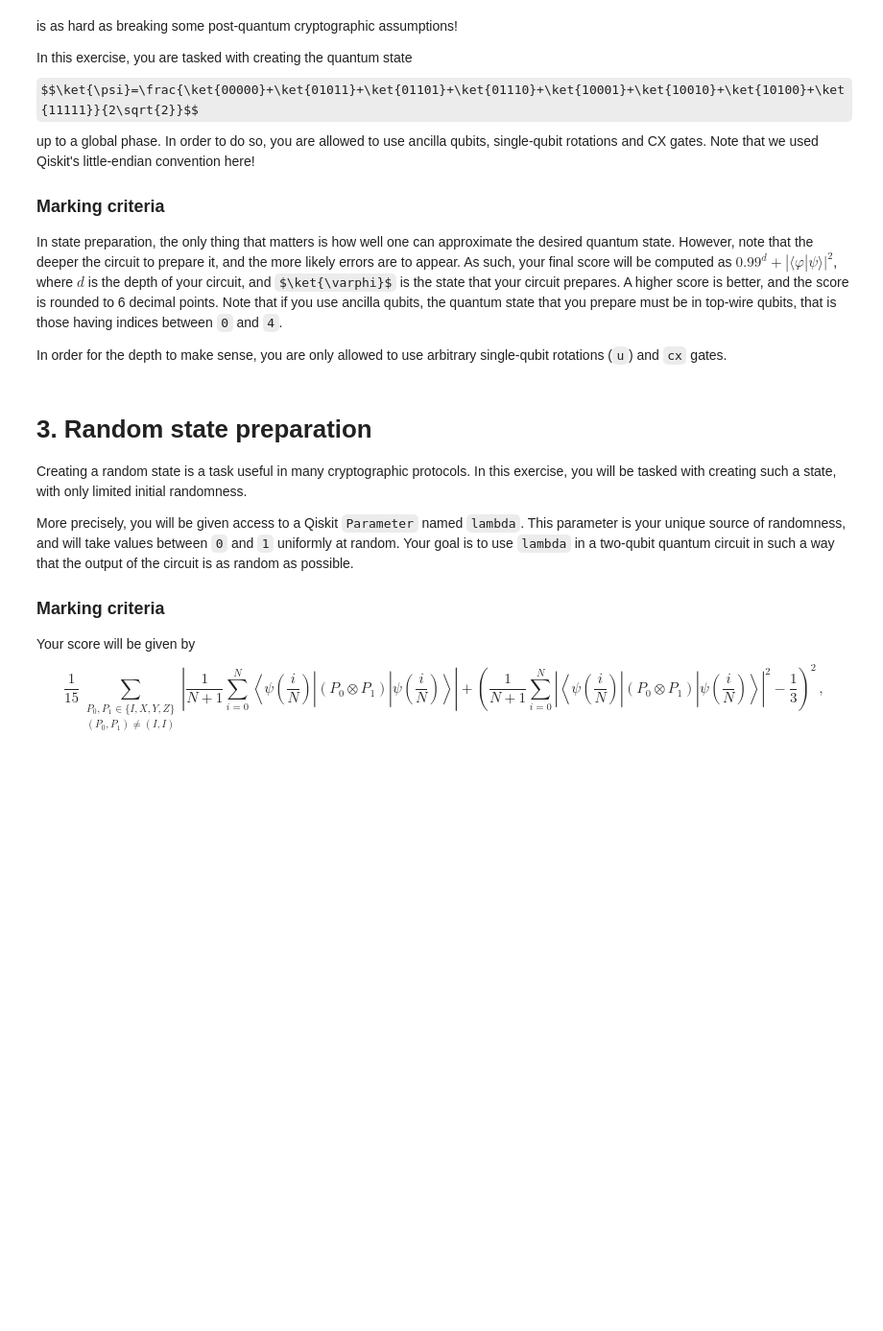
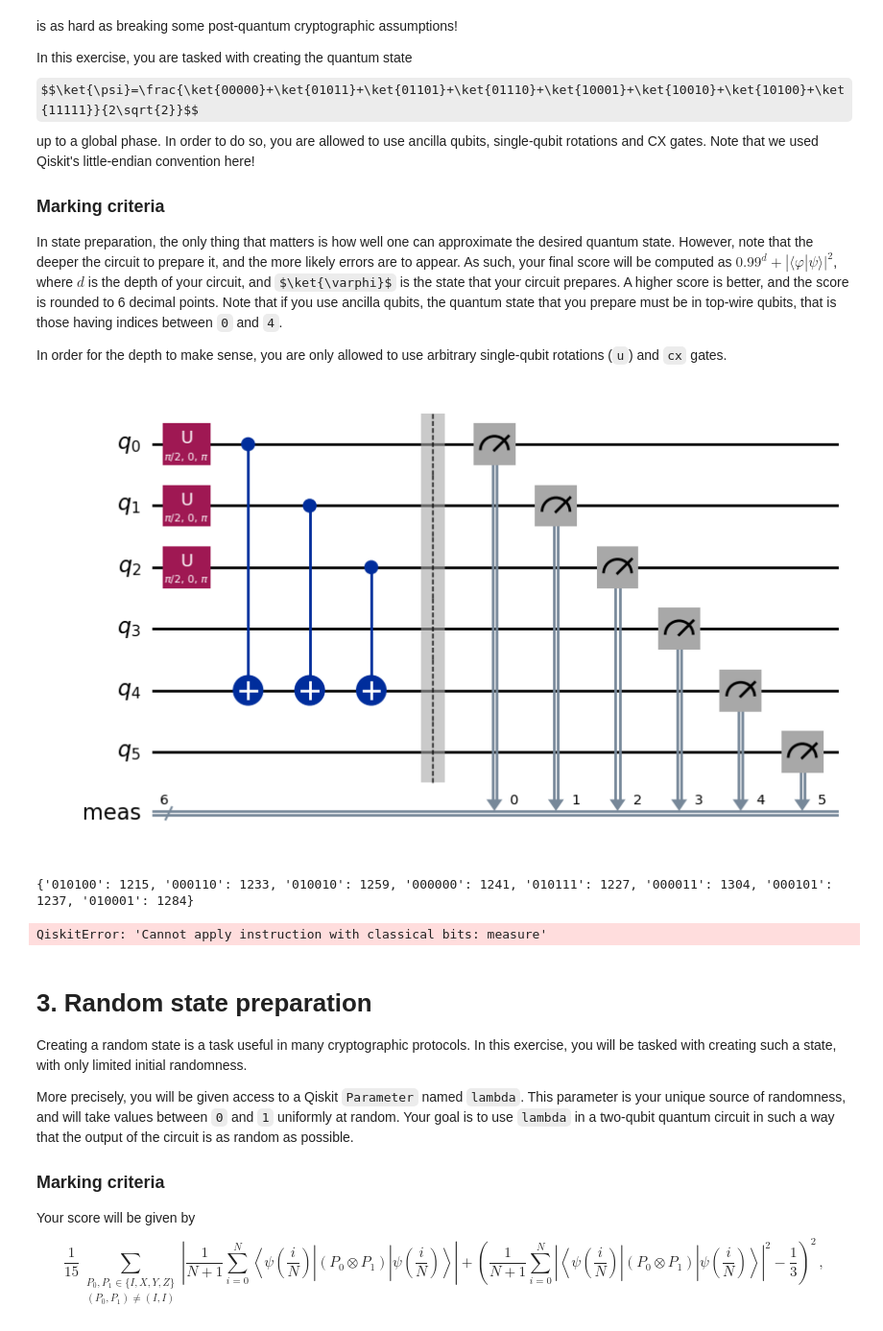
Before and after one commit to chaotiquetaurus/hackaton_interesemestre2, a Jupyter notebook: Questions2026_arthur.ipynb, the cells around one changed output. Shown at 96% size. Drawn from its saved outputs; the diff is of its cells as text; code cells hidden in the pictures; some formulas as TeX source; blank space fills up the shorter version.

```diff
--- a/Questions2026_arthur.ipynb
+++ b/Questions2026_arthur.ipynb
@@ -133,4 +145,38 @@ up to a global phase. In order to do so, you are allowed to use ancilla qubits,
 In state preparation, the only thing that matters is how well one can approximate the desired quantum state. However, note that the deeper the circuit to prepare it, and the more likely errors are to appear. As such, your final score will be computed as $0.99^d+|\langle\varphi|\psi\rangle|^2$, where $d$ is the depth of your circuit, and $\ket{\varphi}$ is the state that your circuit prepares. A higher score is better, and the score is rounded to 6 decimal points. Note that if you use ancilla qubits, the quantum state that you prepare must be in top-wire qubits, that is those having indices between `0` and `4`.
 
 In order for the depth to make sense, you are only allowed to use arbitrary single-qubit rotations (`u`) and `cx` gates.
+# %%
+n_data = 5
+anc = 5
+qc = QuantumCircuit(n_data + 1)  # qubits 0..4 data, qubit 5 ancilla
+
+
+# U(pi/2,0,pi) ≃ H
+had_like = (np.pi/2, 0, np.pi)
+for q in (0, 1, 2):
+    qc.u(had_like[0], had_like[1], had_like[2], q)
+
+
+
+
+# q4 = q0 xor q1 xor q2
+qc.cx(0, 4)
+qc.cx(1, 4)
+qc.cx(2, 4)
+
+qc.measure_all()
+
+qc.draw("mpl")
+# %% [output]
+[figure, added]
+# %%
+from qiskit.primitives import StatevectorSampler
+
+sampler = StatevectorSampler(default_shots=10_000, seed=42)
+job = sampler.run([qc])
+result = job.result()
+res = result[0].data.meas.get_counts()
+print(res)
+# %% [output]
+{'010100': 1215, '000110': 1233, '010010': 1259, '000000': 1241, '010111': 1227, '000011': 1304, '000101': 1237, '010001': 1284}
 # %%
@@ -158,7 +224,9 @@ def test_state_preparation(qc: QuantumCircuit) -> float:
 
     return pow(0.99, qc.depth()) + np.abs(psi.T.conj() @ dm @ psi)[0, 0]
 
-print(f"Score: {test_state_preparation(qc):.3f}.")
+print(f"Score: {test_state_preparation(qc):.3f}")
+# %% [output]
+QiskitError: 'Cannot apply instruction with classical bits: measure'
 # %% [markdown]
 # 3. Random state preparation
 
```
Also changed, not shown: parts of 21 cells of this notebook, 1 other file.
